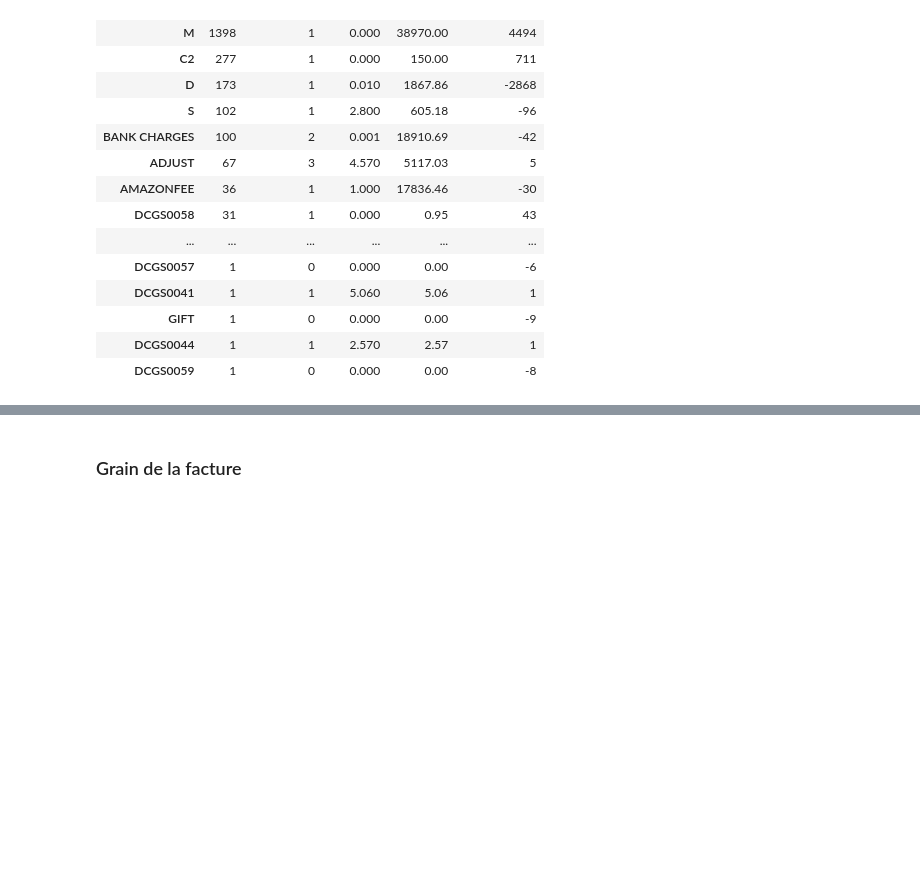
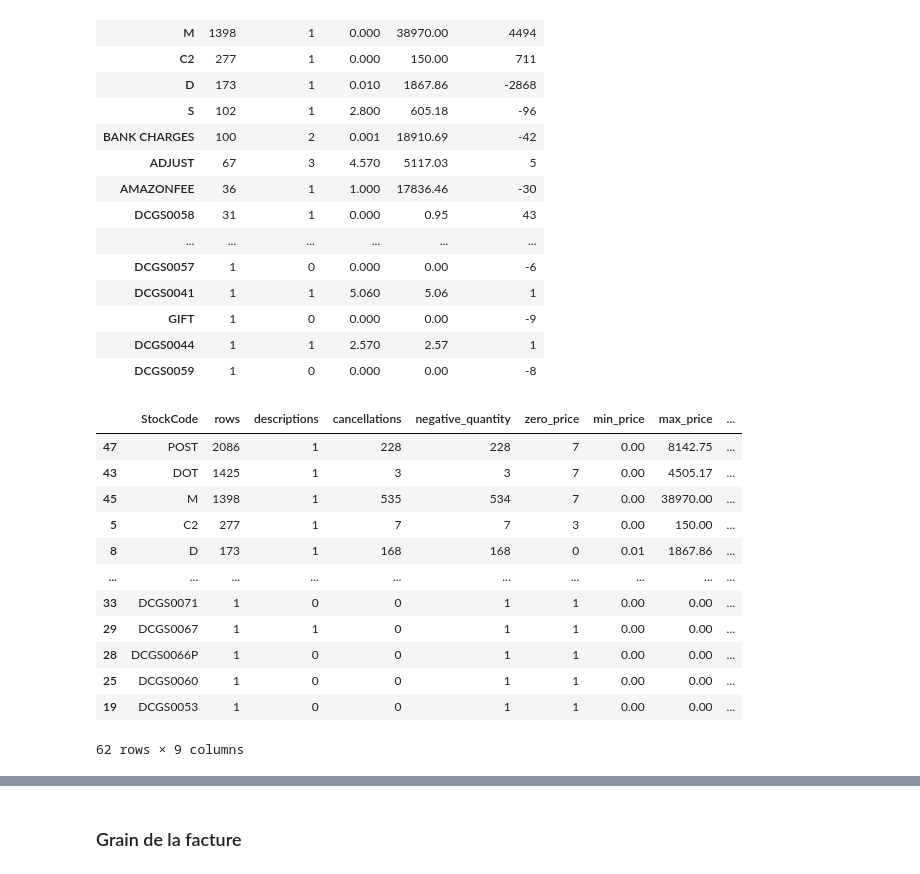
Before and after one commit to skygg-gg/customer_value_radar, a Jupyter notebook: notebooks/data_audit_quality_V2.ipynb, the cells around one changed output, grey strips where cells are left out. Saved outputs shown, nothing was run; the diff lists cells and outputs as text; code cells hidden in the pictures; blank space fills up the shorter version.

```diff
--- a/notebooks/data_audit_quality_V2.ipynb
+++ b/notebooks/data_audit_quality_V2.ipynb
@@ -1172,3 +1172,53 @@ display(
 | GIFT | 1 | 0 | 0.000 | 0.00 | -9 |
 | DCGS0044 | 1 | 1 | 2.570 | 2.57 | 1 |
 | DCGS0059 | 1 | 0 | 0.000 | 0.00 | -8 |
+# %%
+# Inventaire détaillé des StockCode spéciaux
+
+special_stockcodes_analysis = special_stockcodes.copy()
+
+special_stockcodes_analysis["is_cancellation"] = (
+    special_stockcodes_analysis["Invoice"]
+    .str.startswith("C", na=False)
+)
+
+special_stockcodes_analysis["is_negative_quantity"] = (
+    special_stockcodes_analysis["Quantity"] < 0
+)
+
+special_stockcodes_analysis["is_zero_price"] = (
+    special_stockcodes_analysis["Price"] == 0
+)
+
+special_stockcode_inventory = (
+    special_stockcodes_analysis
+    .groupby("StockCode")
+    .agg(
+        rows=("StockCode", "size"),
+        descriptions=("Description", "nunique"),
+        cancellations=("is_cancellation", "sum"),
+        negative_quantity=("is_negative_quantity", "sum"),
+        zero_price=("is_zero_price", "sum"),
+        min_price=("Price", "min"),
+        max_price=("Price", "max"),
+        total_quantity=("Quantity", "sum")
+    )
+    .reset_index()
+    .sort_values("rows", ascending=False)
+)
+
+display(special_stockcode_inventory)
+# %% [output]
+|  | StockCode | rows | descriptions | cancellations | negative_quantity | zero_price | min_price | max_price | ... |
+| 47 | POST | 2086 | 1 | 228 | 228 | 7 | 0.00 | 8142.75 | ... |
+| 43 | DOT | 1425 | 1 | 3 | 3 | 7 | 0.00 | 4505.17 | ... |
+| 45 | M | 1398 | 1 | 535 | 534 | 7 | 0.00 | 38970.00 | ... |
+| 5 | C2 | 277 | 1 | 7 | 7 | 3 | 0.00 | 150.00 | ... |
+| 8 | D | 173 | 1 | 168 | 168 | 0 | 0.01 | 1867.86 | ... |
+| ... | ... | ... | ... | ... | ... | ... | ... | ... | ... |
+| 33 | DCGS0071 | 1 | 0 | 0 | 1 | 1 | 0.00 | 0.00 | ... |
+| 29 | DCGS0067 | 1 | 1 | 0 | 1 | 1 | 0.00 | 0.00 | ... |
+| 28 | DCGS0066P | 1 | 0 | 0 | 1 | 1 | 0.00 | 0.00 | ... |
+| 25 | DCGS0060 | 1 | 0 | 0 | 1 | 1 | 0.00 | 0.00 | ... |
+| 19 | DCGS0053 | 1 | 0 | 0 | 1 | 1 | 0.00 | 0.00 | ... |
+62 rows × 9 columns
```
Also changed, not shown: parts of 10 cells of this notebook.
